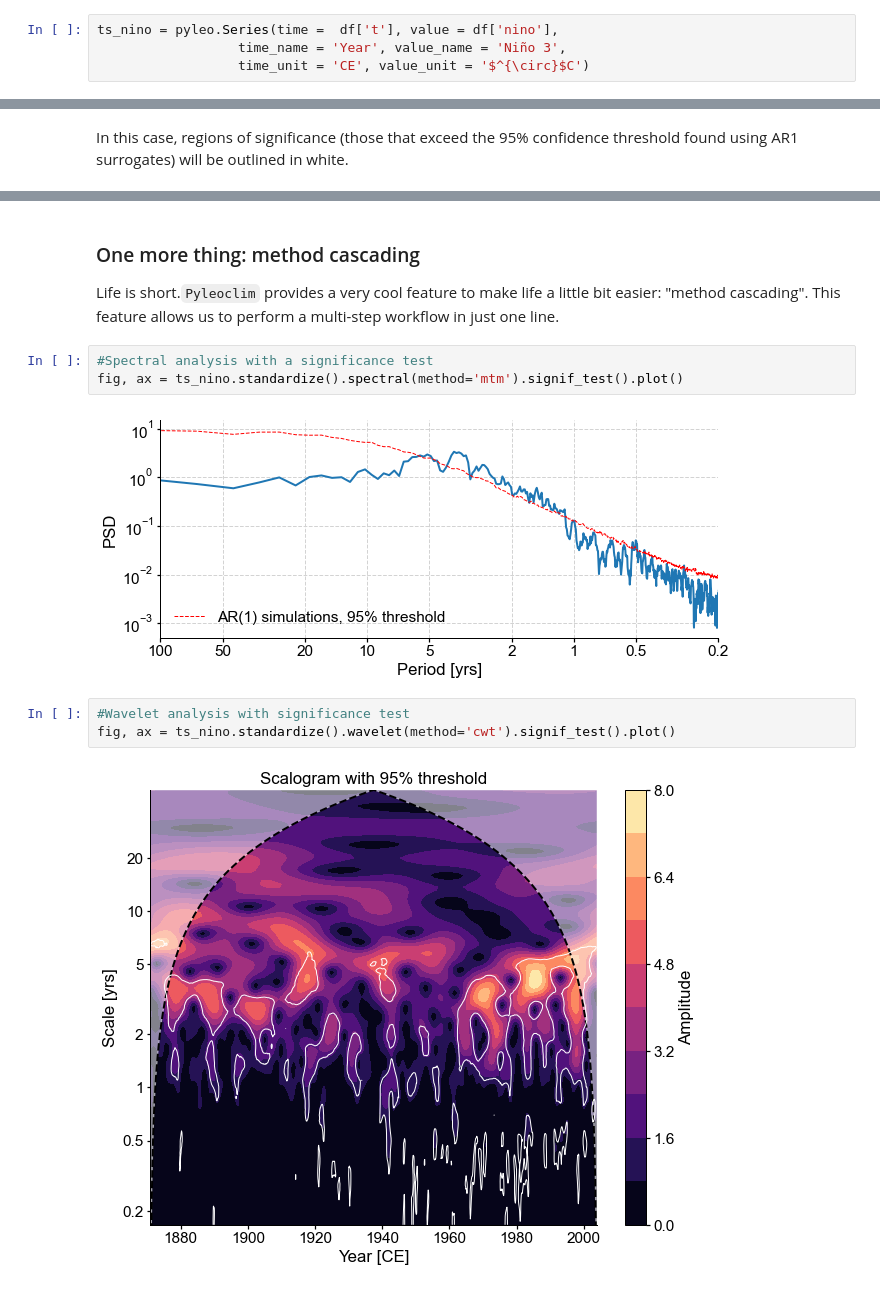
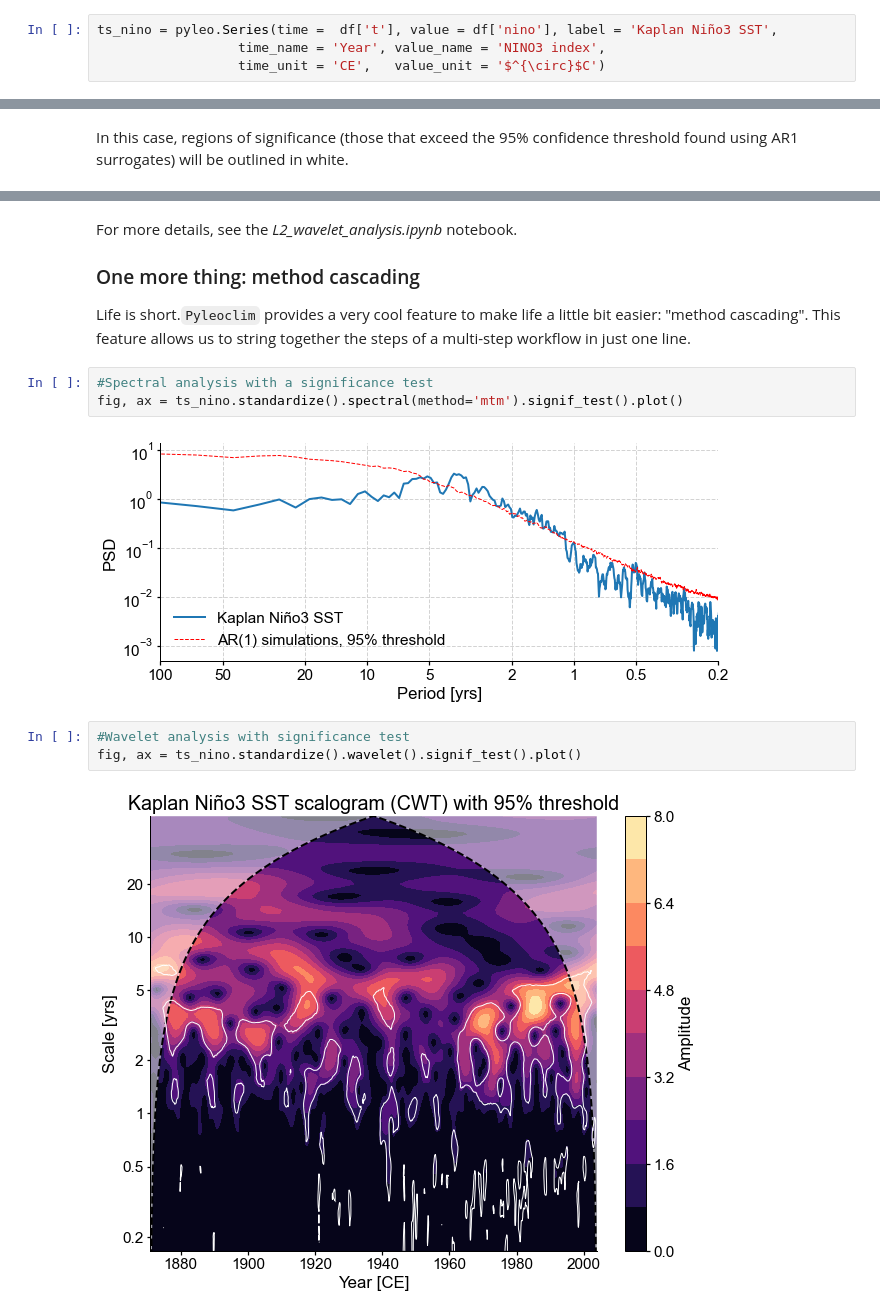
Before and after one commit to LinkedEarth/PyleoTutorials, a Jupyter notebook: notebooks/L0_a_quickstart.ipynb, the cells around one changed output, grey strips where cells are left out. Drawn from its saved outputs; the diff is of its cells as text.

```diff
--- a/notebooks/L0_a_quickstart.ipynb
+++ b/notebooks/L0_a_quickstart.ipynb
@@ -68,9 +68,9 @@ df.head()
 # %% [markdown]
 Next we create a `Series` object from the columns of the `DataFrame`:
 # %%
-ts_nino = pyleo.Series(time =  df['t'], value = df['nino'],
-                  time_name = 'Year', value_name = 'Niño 3',
-                  time_unit = 'CE', value_unit = '$^{\circ}$C')
+ts_nino = pyleo.Series(time =  df['t'], value = df['nino'], label = 'Kaplan Niño3 SST',
+                  time_name = 'Year', value_name = 'NINO3 index',
+                  time_unit = 'CE',   value_unit = '$^{\circ}$C')
 # %% [markdown]
 Let's make a simple plot. You can learn to customize this plot in the `publication_ready_figures.ipynb` tutorial:
 # %%
@@ -139,14 +140,16 @@ fig, ax = scal_signif.plot()
 # %% [markdown]
+For more details, see the *L2_wavelet_analysis.ipynb* notebook.
+
 ### One more thing: method cascading
 
-Life is short.`Pyleoclim` provides a very cool feature to make life a little bit easier: "method cascading". This feature allows us to perform a multi-step workflow in just one line.
+Life is short.`Pyleoclim` provides a very cool feature to make life a little bit easier: "method cascading". This feature allows us to string together the steps of a multi-step workflow in just one line.
 # %%
 #Spectral analysis with a significance test
 fig, ax = ts_nino.standardize().spectral(method='mtm').signif_test().plot()
 # %% [output]
-[figure, old version]
+[figure, new version]
 # %%
 #Wavelet analysis with significance test
-fig, ax = ts_nino.standardize().wavelet(method='cwt').signif_test().plot()
+fig, ax = ts_nino.standardize().wavelet().signif_test().plot()
 # %% [output]
-[figure, old version]
+[figure, new version]
```
Also changed, not shown: parts of 18 cells of this notebook.
